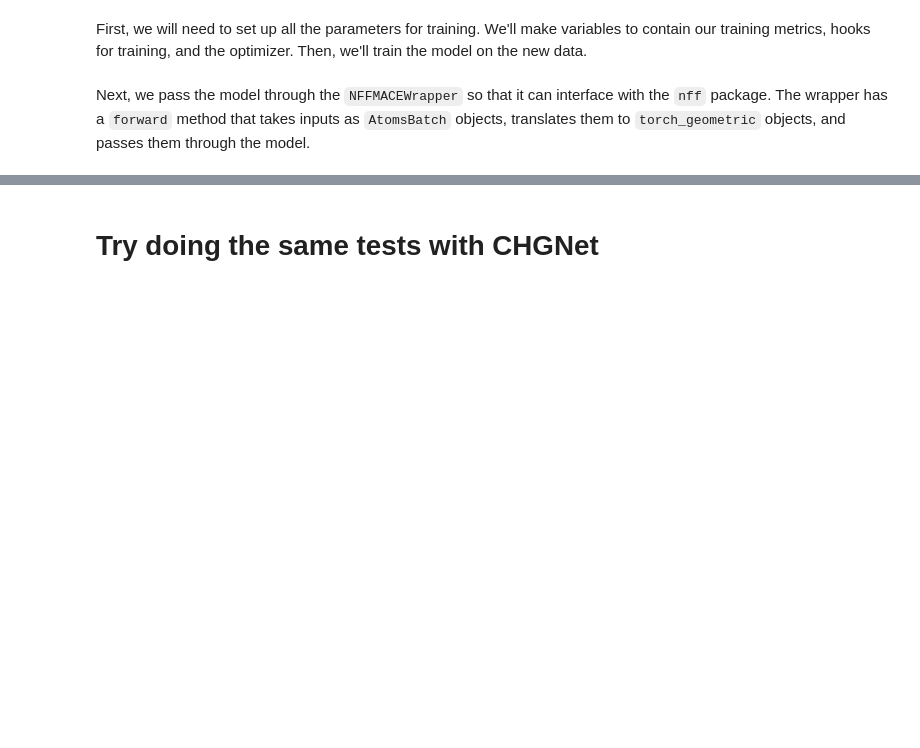
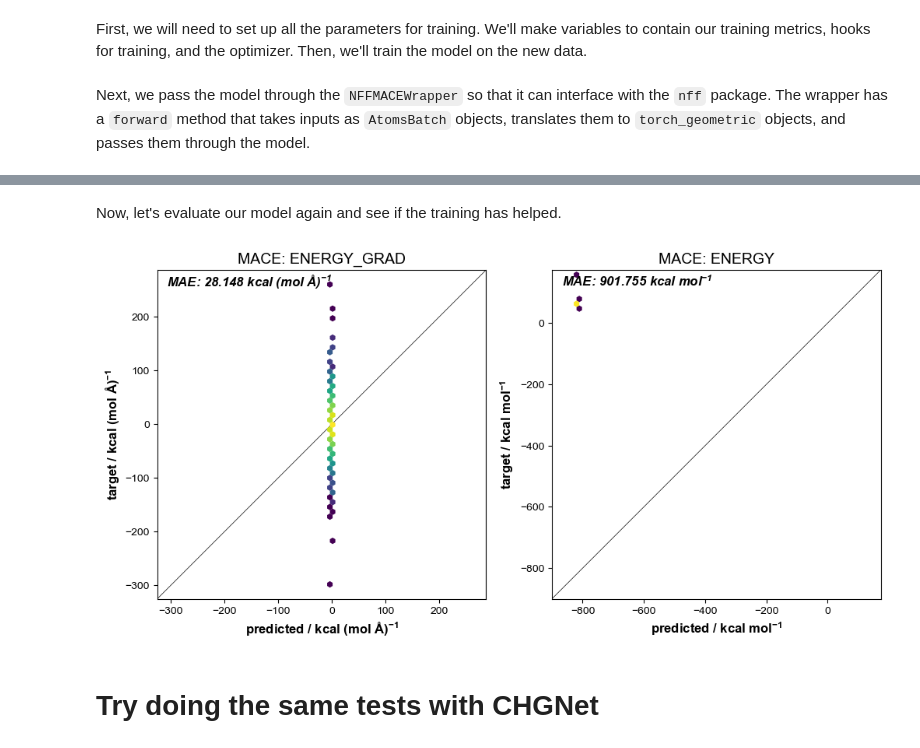
Before and after one commit to learningmatter-mit/NeuralForceField, a Jupyter notebook: tutorials/18_fine_tuning_foundation_models.ipynb, the cells around one changed output, grey strips where cells are left out. Drawn from its saved outputs; the diff is of its cells as text; code cells hidden in the pictures; blank space fills up the shorter version.

```diff
--- a/tutorials/18_fine_tuning_foundation_models.ipynb
+++ b/tutorials/18_fine_tuning_foundation_models.ipynb
@@ -314,3 +264,21 @@ RuntimeError: Trying to backward through the graph a second time (or directly ac
+# %% [markdown]
+Now, let's evaluate our model again and see if the training has helped.
+# %%
+results, targets, val_loss = evaluate(mace_model, test_loader, loss_fn, device=DEVICE)
+# %%
+fig, ax_fig = plt.subplots(1, 2, figsize=(12, 6))
+
+for ax, key in zip(ax_fig, UNITS.keys()):
+    pred = stack_cat(results[key]).detach().cpu().numpy().reshape(-1)
+    targ = stack_cat(targets[key]).detach().cpu().numpy().reshape(-1)
+
+    plot_hexbin(pred, targ, ax, key, scale="linear")
+
+    ax.set_title("%s: %s" % ("MACE", key.upper()), fontsize=14)
+
+plt.show()
+# %% [output]
+[figure, added]
 # %% [markdown]
 # Try doing the same tests with CHGNet
 # %% [markdown]
```
Also changed, not shown: parts of 29 cells of this notebook.
